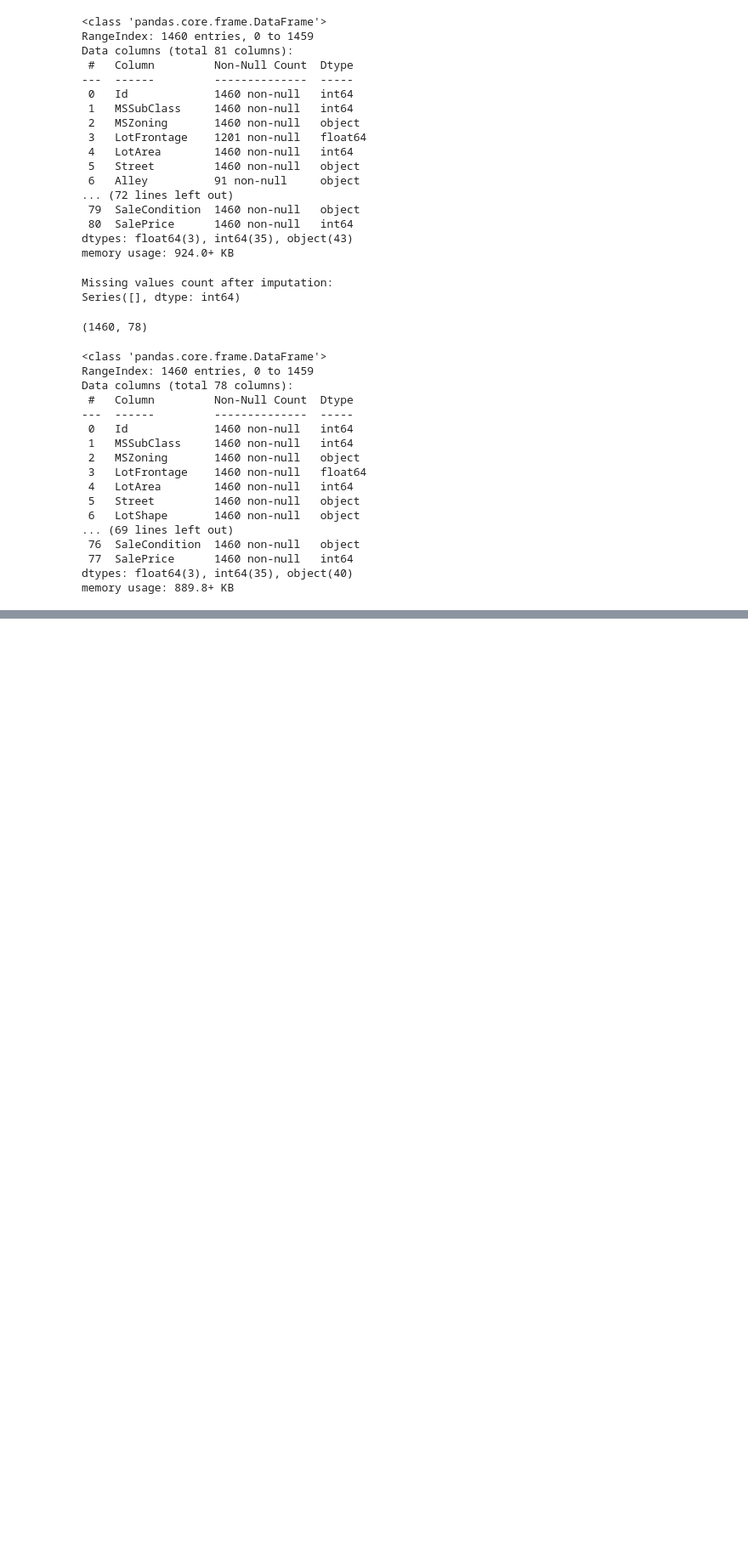
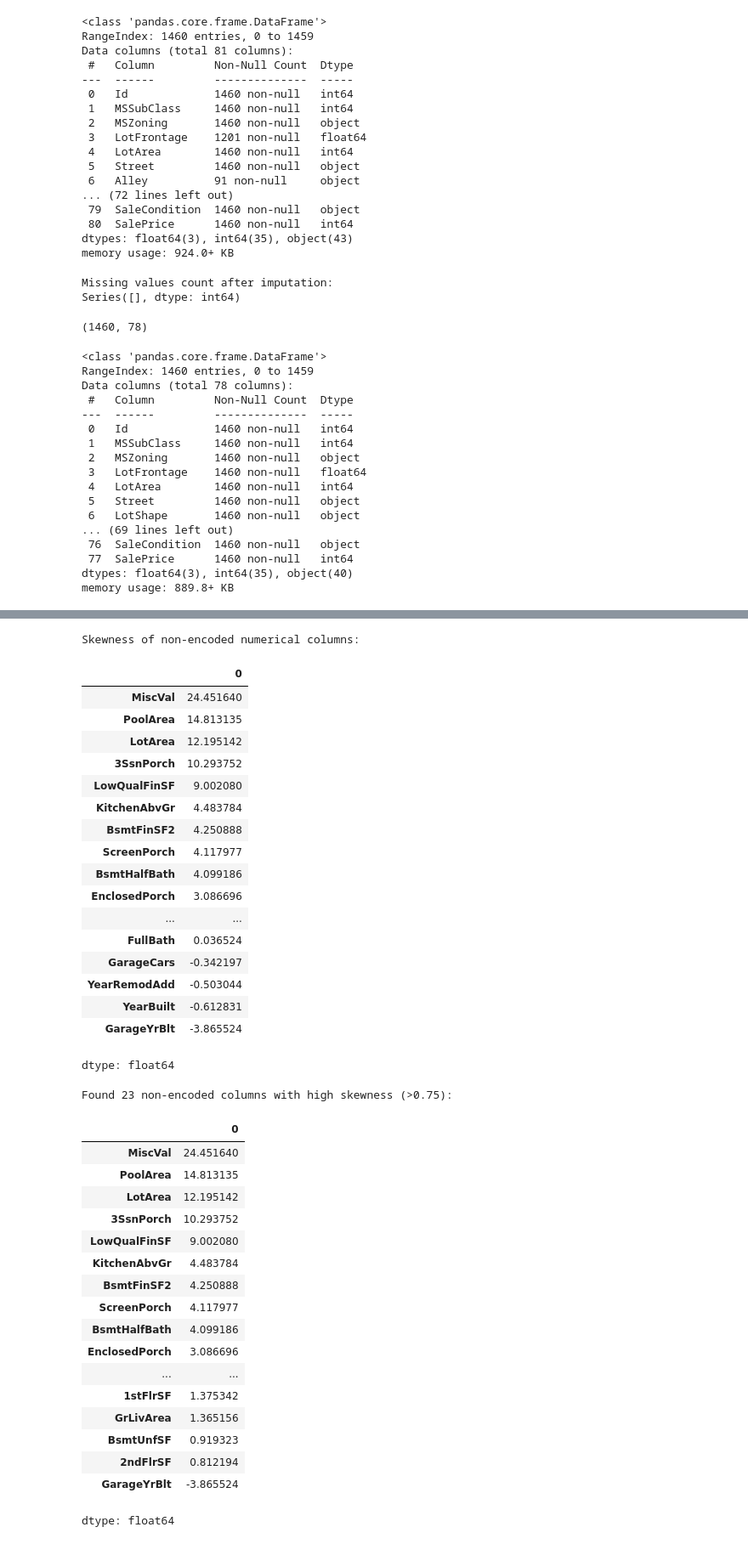
Before and after one commit to Ajblahblah-01/ML-Models, a Jupyter notebook: house_price_prediction.ipynb, the cells around one changed output, grey strips where cells are left out. Shown at 85% size. Cells and saved outputs as stored; diff of their text form; code cells hidden in the pictures; blank space fills up the shorter version.

```diff
--- a/house_price_prediction.ipynb
+++ b/house_price_prediction.ipynb
@@ -116,0 +246,59 @@ memory usage: 889.8+ KB
+# %%
+from scipy.stats import skew
+
+# Identify encoded columns from previous steps
+encoded_cols = list(ordinal_cols.keys()) + ['Fence'] + [col for col in df.columns if '_' in col]
+
+# Identify original numerical columns that were NOT encoded
+# We exclude 'Id' as it is just an index
+original_numeric = [col for col in df.columns if col not in encoded_cols and col != 'Id' and df[col].dtype != 'object']
+
+# Calculate skewness
+skewness_values = df[original_numeric].apply(lambda x: skew(x.dropna())).sort_values(ascending=False)
+
+print('Skewness of non-encoded numerical columns:')
+display(skewness_values)
+
+# Flag high skewness
+high_skew_non_encoded = skewness_values[abs(skewness_values) > 0.75]
+print(f'\nFound {len(high_skew_non_encoded)} non-encoded columns with high skewness (>0.75):')
+display(high_skew_non_encoded)
+# %% [output]
+Skewness of non-encoded numerical columns:
+|  | 0 |
+| MiscVal | 24.451640 |
+| PoolArea | 14.813135 |
+| LotArea | 12.195142 |
+| 3SsnPorch | 10.293752 |
+| LowQualFinSF | 9.002080 |
+| KitchenAbvGr | 4.483784 |
+| BsmtFinSF2 | 4.250888 |
+| ScreenPorch | 4.117977 |
+| BsmtHalfBath | 4.099186 |
+| EnclosedPorch | 3.086696 |
+| ... | ... |
+| FullBath | 0.036524 |
+| GarageCars | -0.342197 |
+| YearRemodAdd | -0.503044 |
+| YearBuilt | -0.612831 |
+| GarageYrBlt | -3.865524 |
+dtype: float64
+Found 23 non-encoded columns with high skewness (>0.75):
+|  | 0 |
+| MiscVal | 24.451640 |
+| PoolArea | 14.813135 |
+| LotArea | 12.195142 |
+| 3SsnPorch | 10.293752 |
+| LowQualFinSF | 9.002080 |
+| KitchenAbvGr | 4.483784 |
+| BsmtFinSF2 | 4.250888 |
+| ScreenPorch | 4.117977 |
+| BsmtHalfBath | 4.099186 |
+| EnclosedPorch | 3.086696 |
+| ... | ... |
+| 1stFlrSF | 1.375342 |
+| GrLivArea | 1.365156 |
+| BsmtUnfSF | 0.919323 |
+| 2ndFlrSF | 0.812194 |
+| GarageYrBlt | -3.865524 |
+dtype: float64
```
Also changed, not shown: parts of 11 cells of this notebook.
